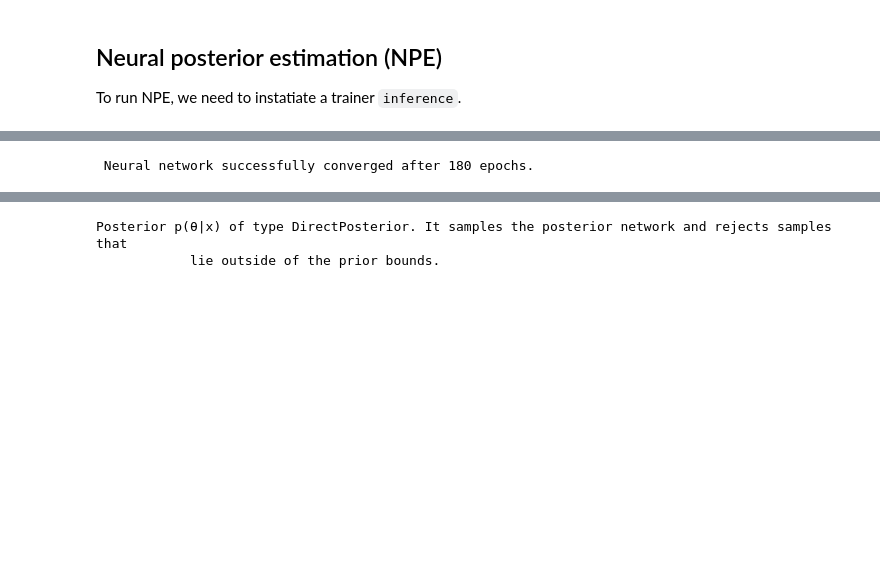
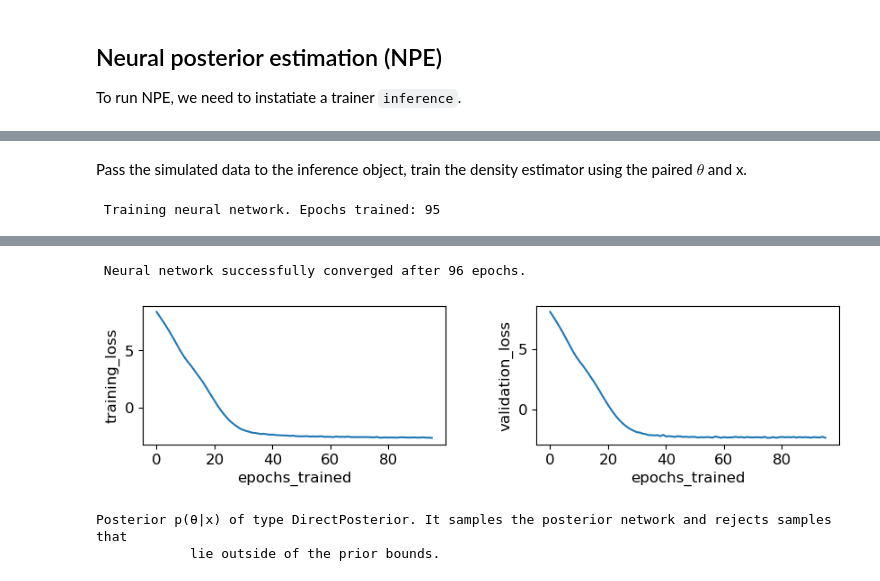
Before and after one commit to ningyuxin1999/SBI-workshop-Legend2025, a Jupyter notebook: notebooks/1_introduction_to_sbi.ipynb, the cells around one changed output, grey strips where cells are left out. Saved outputs shown, nothing was run; the diff lists cells and outputs as text; code cells hidden in the pictures; blank space fills up the shorter version.

```diff
--- a/notebooks/1_introduction_to_sbi.ipynb
+++ b/notebooks/1_introduction_to_sbi.ipynb
@@ -62,5 +105,16 @@ x.shape torch.Size([200, 3])
+# %% [markdown]
+Pass the simulated data to the inference object, train the density estimator using the paired $\theta$ and x.
 # %%
-inference = inference.append_simulations(theta, x) #pass the simulated data to the inference object
+inference = inference.append_simulations(theta, x)
 density_estimator = inference.train()
+
+# Plot the loss curve to see the convergence of the training loop
+from sbi.analysis import plot_summary
+
+_ = plot_summary(
+    inference,
+    tags=["training_loss", "validation_loss"],
+    figsize=(10, 2),
+)
 # %% [output]
- Neural network successfully converged after 180 epochs.
+ Training neural network. Epochs trained: 95
@@ -67 +124,3 @@ density_estimator = inference.train()
+ Neural network successfully converged after 96 epochs.
+[figure, added]
 # %%
```
Also changed, not shown: parts of 26 cells of this notebook, 2 other files.
